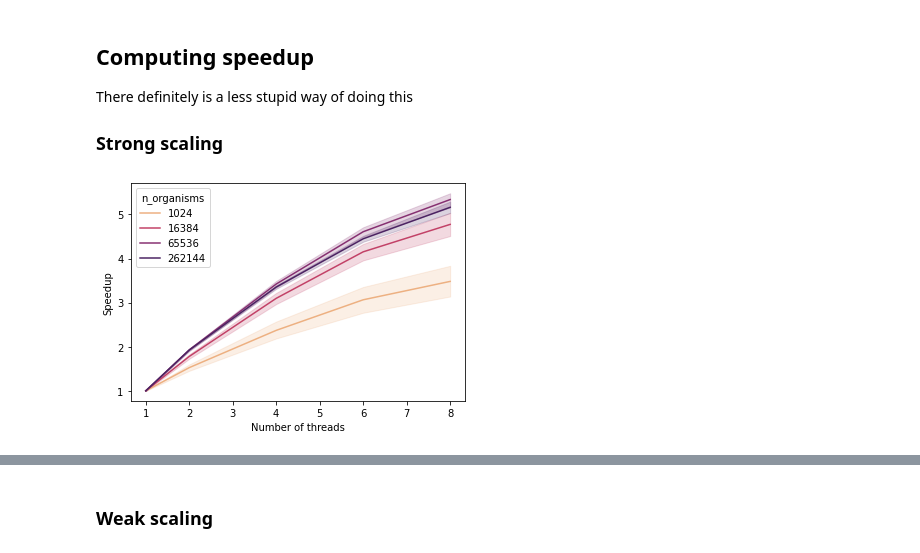
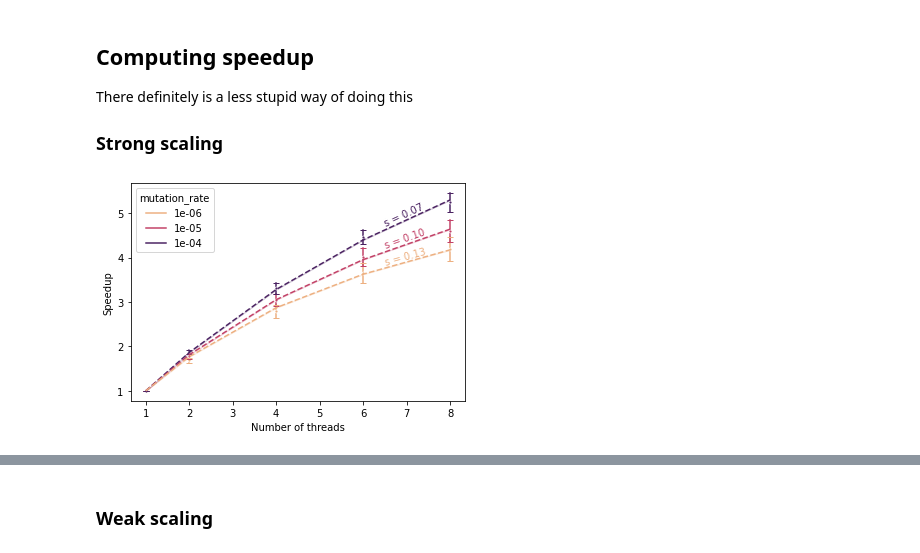
Before and after one commit to teobouvard/aevol-hpc, a Jupyter notebook: report/analysis.ipynb, the cells around one changed output, grey strips where cells are left out. Drawn from its saved outputs; the diff is of its cells as text; code cells hidden in the pictures.

Commit message:
Add sequential ratio determination with Amdahl least squares

```diff
--- a/report/analysis.ipynb
+++ b/report/analysis.ipynb
@@ -41,10 +43,57 @@ for n_organisms in df['n_organisms'].unique():
             baseline = df[(df['n_threads'] == 1) & (df['n_organisms'] == n_organisms) & (df['mutation_rate'] == mutation_rate) & (df['genome_size'] == genome_size)]['time'].mean()
             for n_threads in df['n_threads'].unique():
                 df.loc[(df['n_threads'] == n_threads) & (df['n_organisms'] == n_organisms) & (df['mutation_rate'] == mutation_rate) & (df['genome_size'] == genome_size), 'strong_speedup'] = baseline / df[(df['n_threads'] == n_threads) & (df['n_organisms'] == n_organisms) & (df['mutation_rate'] == mutation_rate) & (df['genome_size'] == genome_size)]['time']
-# %%
-ax = sns.lineplot(data=df, x='n_threads', y='strong_speedup', hue='n_organisms', palette="flare", hue_norm=mpl.colors.LogNorm())
-ax.set_xlabel("Number of threads")
-ax.set_ylabel("Speedup")
-ax.get_figure().savefig('img/speedup.pdf')
-# %% [output]
-[figure, removed]
+# %%
+from scipy import optimize
+
+def amdahl(n, s):
+    p = 1 - s
+    return 1 / (s + p/n)
+
+def fit_params(data, fixed_variable, law):
+    results = []
+    for value in data[fixed_variable].unique():
+        subset = data[df[fixed_variable] == value]
+        x_data = subset["n_threads"]
+        y_data = subset["strong_speedup"]
+        fitted = optimize.curve_fit(law, x_data, y_data)
+        #print(f'popt : {fitted[0]} | pcov : {fitted[1]}')
+        #sns.lineplot(x=x_data, y=law(x_data, *fitted[0]))
+        results.append((x_data, fitted))
+    return results
+# %%
+ax = sns.lineplot(data=df, x='n_threads', y='strong_speedup', hue='mutation_rate', marker=".",
+                  linestyle="", err_style='bars', palette="flare", hue_norm=mpl.colors.LogNorm(),
+                 err_kws=dict(capsize=3))
+
+# we need to save line colors to plot fitted functions with the same color
+# get_lines return 9 objects because (I think) confidence intervals are just
+# transparent but still drawn on figure (3 data series * (1 median + 2 confidence intervals)
+# we only want different colors so we use a set of all lines colors
+# however ndarrays are not hashable so we map them to tuples to make them hashable
+# sets are not indexable so we convert the resulting set to a list
+# finally, we need to have an ordering we can find back to use the right color
+# please kill me
+colors = sorted(list(set(map(tuple, (l.get_c() for l in ax.get_lines())))))
+
+amdahl_params = fit_params(df, "mutation_rate", amdahl)
+
+# reverse sort and enumerate according to fitted parameters to find corresponding color
+# of color palette used for line
+for i, curve in enumerate(sorted(amdahl_params, key=lambda x:x[1][0][0], reverse=False)):
+    x_data = curve[0]
+    fitted_param, variance = curve[1]
+    y_data = amdahl(x_data, fitted_param)
+    ax = sns.lineplot(x=x_data, y=y_data, linestyle='--', color=colors[i], legend=None)
+    line_annotate(f's = {fitted_param[0]:.2f}', ax.get_lines()[-1], 7, xytext=(0, 3), color=colors[i])
+
+ax.set_xlabel("Number of threads")
+ax.set_ylabel("Speedup")
+
+# fix mix of scientific and decimal notation
+for legend in ax.legend_.texts:
+    legend.set_text(f'{float(legend.get_text()):.0e}')
+
+ax.get_figure().savefig('img/speedup_mutation_rate.pdf', bbox_inches='tight')
+# %% [output]
+[figure, added]
```
Also changed, not shown: parts of 4 cells of this notebook, 13 other files.
